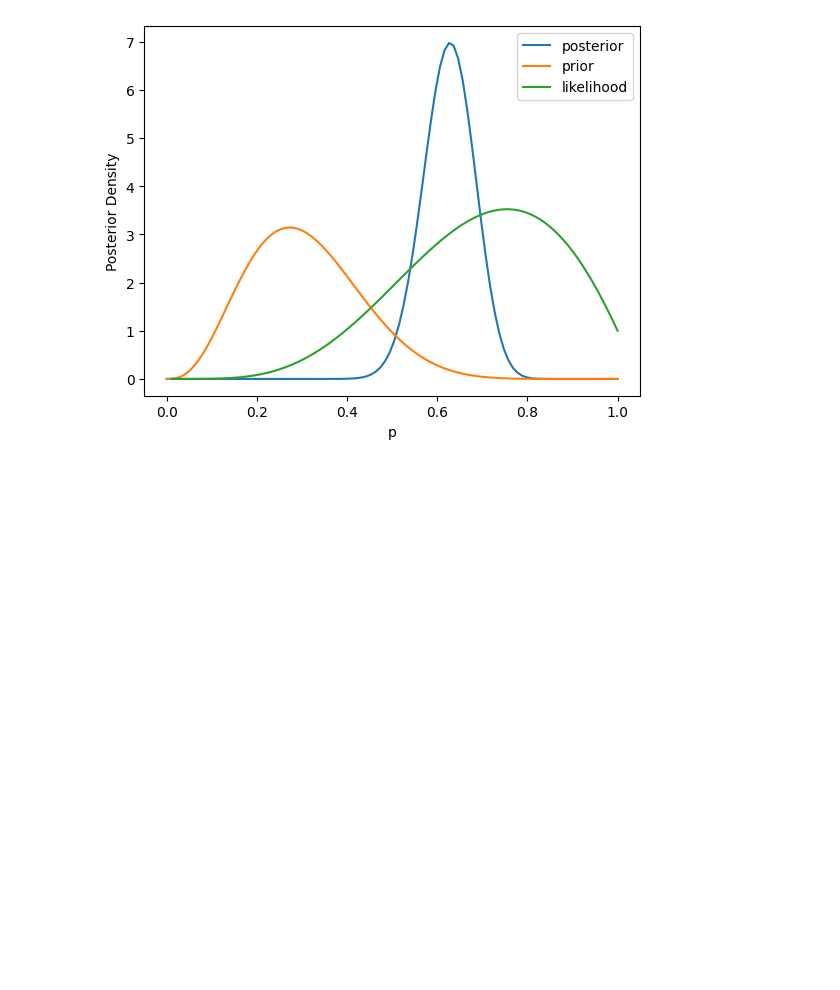
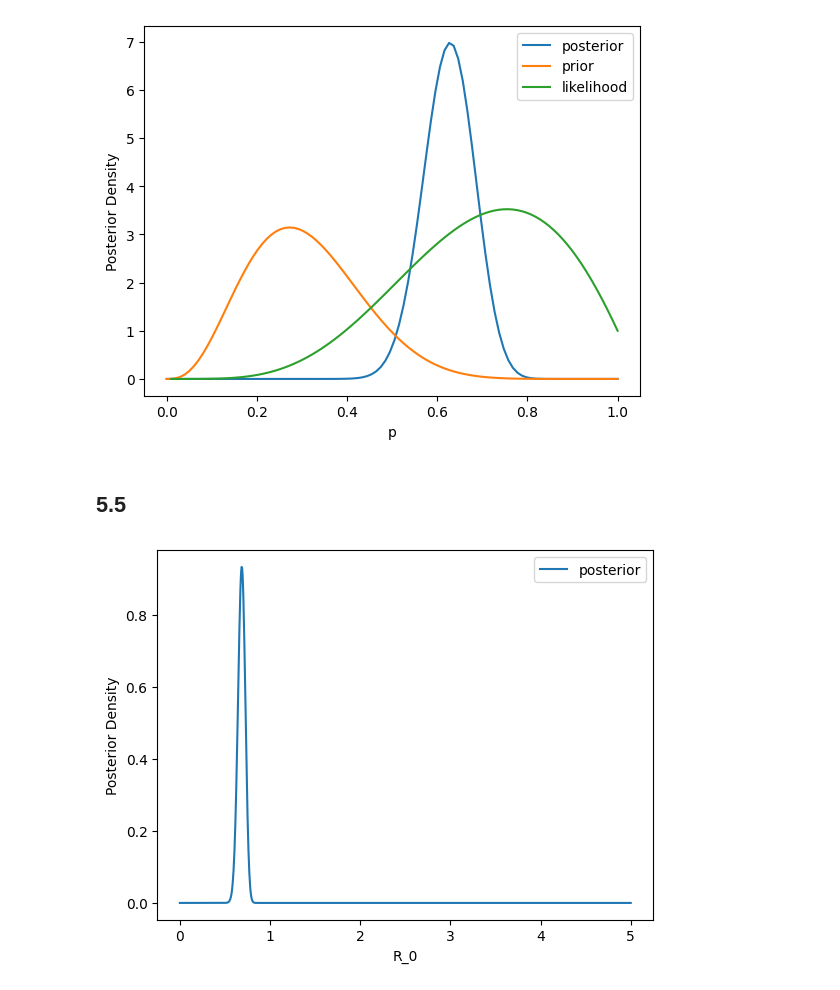
Before and after one commit to ajbarrows/uvmbayes, a Jupyter notebook: notebooks/problem_sets/20240912-problem_set_1_AJB.ipynb, the cells around one changed output. Drawn from its saved outputs; the diff is of its cells as text; code cells hidden in the pictures; blank space fills up the shorter version.

Commit message:
update problem set 1 notebook

```diff
--- a/notebooks/problem_sets/20240912-problem_set_1_AJB.ipynb
+++ b/notebooks/problem_sets/20240912-problem_set_1_AJB.ipynb
@@ -270,3 +271,30 @@ make_posterior_plot(new_model, p_space, fname = "new_bnb_posterior_density.pdf")
 # %%
 new_summary = new_model.summaries()
 dict_to_table(new_summary, fname="new_bnb_posterior_summary.tex")
+# %% [markdown]
+## 5.5
+# %%
+def make_r0_posterior_plot(model, r_space, fname,
+                        fpath="../../data/05_reporting/problem_set_1/"):
+
+    fpath = os.path.join(fpath, fname)
+
+    def _plot_posterior(r_space, y, ax):
+        ax.plot(r_space, y)
+        ax.set_xlabel(r'R_0')
+        ax.set_ylabel('Posterior Density')
+
+    fig, ax = plt.subplots()
+
+    r_term = np.abs(-model.r / ((model.k / model.n) + model.r) ** 2)
+    posterior = model.posterior().pdf(r_space) * r_term
+    _plot_posterior(r_space, posterior, ax)
+
+    plt.legend(['posterior', 'prior', 'likelihood'])
+    plt.savefig(fpath)
+
+r_space = np.linspace(0, 5, 1000)
+
+make_r0_posterior_plot(model, r_space, "r0_posterior_density.pdf")
+# %% [output]
+[figure, added]
```
Also changed, not shown: parts of 3 cells of this notebook.
